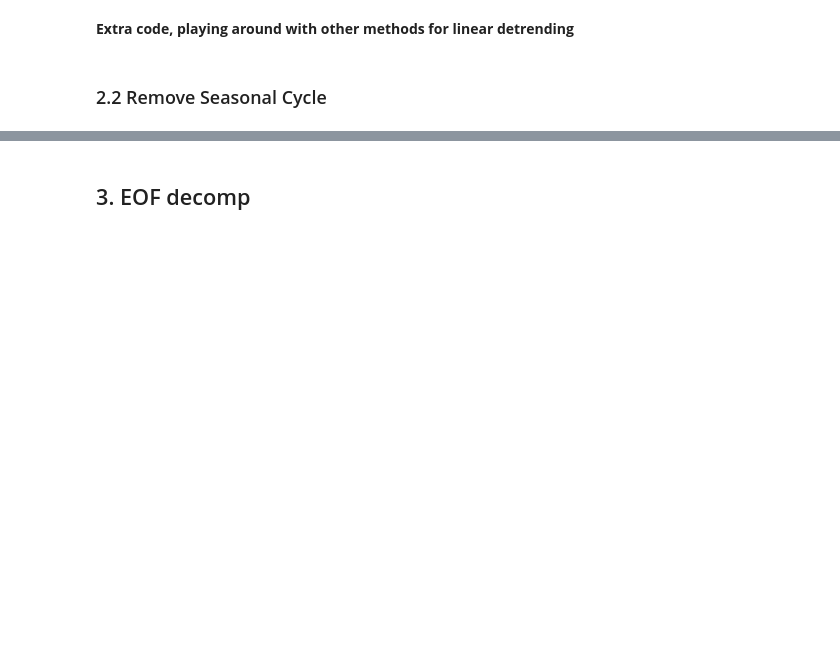
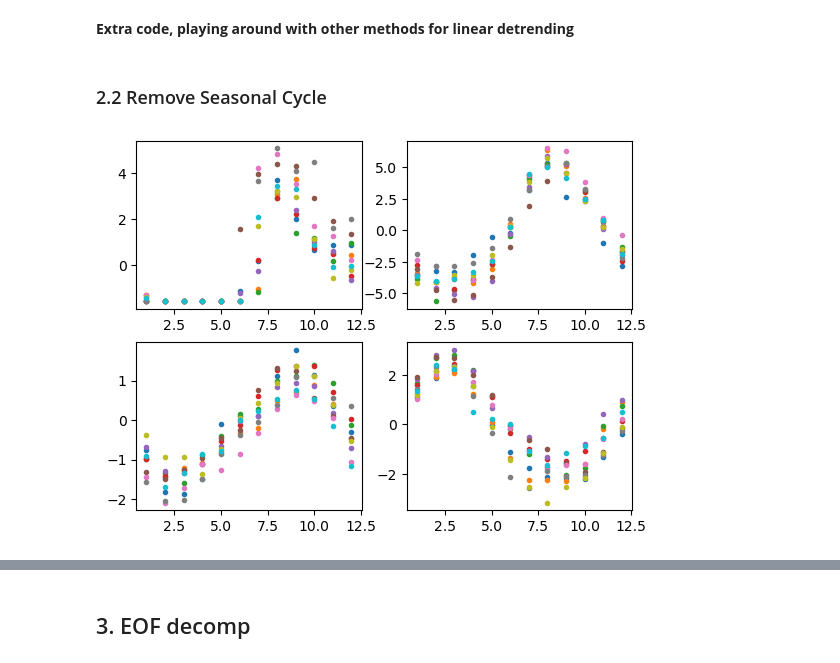
Before and after one commit to DeanHenze/Dask-with-cloud, a Jupyter notebook: examples/eof_ersst.ipynb, the cells around one changed output, grey strips where cells are left out. Drawn from its saved outputs; the diff is of its cells as text; code cells hidden in the pictures; blank space fills up the shorter version.

```diff
--- a/examples/eof_ersst.ipynb
+++ b/examples/eof_ersst.ipynb
@@ -227,5 +353,3 @@ plt.colorbar()
-# %%
-sst_detrend = test
 # %% [markdown]
 **Extra code, playing around with other methods for linear detrending**
 # %%
@@ -248,6 +370,14 @@ test = sst_detrend.reshape((12, int(nt_temp/12), nlat, nlon), order='F')
+# %%
+sst_detrend = sst_detrend.reshape((int(nt/12), 12, nlat, nlon), order='C')
 # %%
+# Tets plot of seasonal cycle in several lat, lon locations:
 xdummy =np.arange(1,13)
 
-plt.figure()
-for i in range(10):
-    plt.scatter(xdummy, test[:, i, 60, 150])
+fig2, axes2 = plt.subplots(2, 2)
+
+idx_seasonaltest = [(60, 150), (50, 100), (40, 90), (20, 160)] # lat,lon index pairs in sst_detrend
+for ax, ii in zip(axes2.flatten(), idx_seasonaltest):
+    for j in range(10): # Plot seasonal cycle for first 10 years
+        ax.scatter(xdummy, sst_detrend[j, :, *ii], marker='.')
+# %% [output]
+[figure, added]
```
Also changed, not shown: parts of 72 cells of this notebook.
